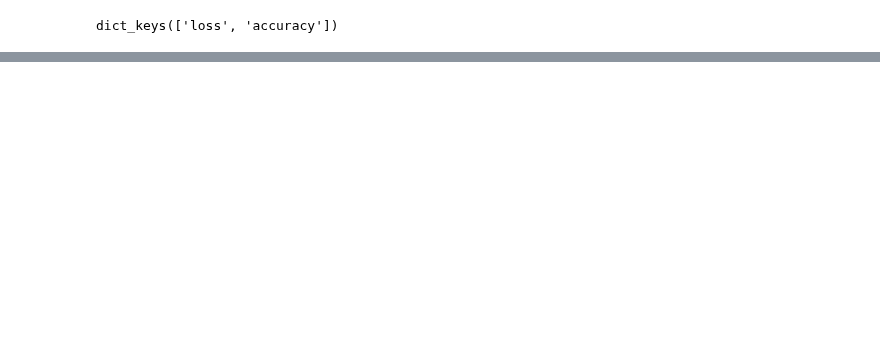
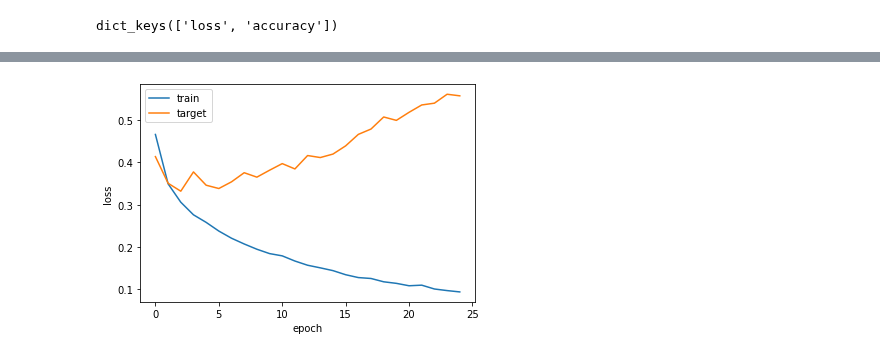
Before and after one commit to soxxun/python, a Jupyter notebook: 20220323/신경망_손실곡선_20220323.ipynb, the cells around one changed output, grey strips where cells are left out. Saved outputs shown, nothing was run; the diff lists cells and outputs as text; code cells hidden in the pictures; blank space fills up the shorter version.

```diff
--- a/20220323/신경망_손실곡선_20220323.ipynb
+++ b/20220323/신경망_손실곡선_20220323.ipynb
@@ -110,0 +129,6 @@ plt.show()
+# %%
+# 위에서는 학습데이터를 기반으로한 손실율과 정확성을 봤는데... 과적합을 보기위해서는
+# target에 대한 검증 데이터도 필요
+model = make_model()
+model.compile(optimizer="adam", loss = 'sparse_categorical_crossentropy', metrics=['accuracy'])
+history =  model.fit(x_train,y_train, epochs=25,verbose=0, validation_data=(x_target,y_target))
@@ -110,0 +139,11 @@ plt.show()
+# %%
+train_loss = history.history['loss']
+target_loss = history.history['val_loss']
+plt.plot(train_loss)
+plt.plot(target_loss)
+plt.xlabel('epoch')
+plt.ylabel('loss')
+plt.legend(['train','target'])
+plt.show()
+# %% [output]
+[figure, added]
```
Also changed, not shown: parts of 20 cells of this notebook.
